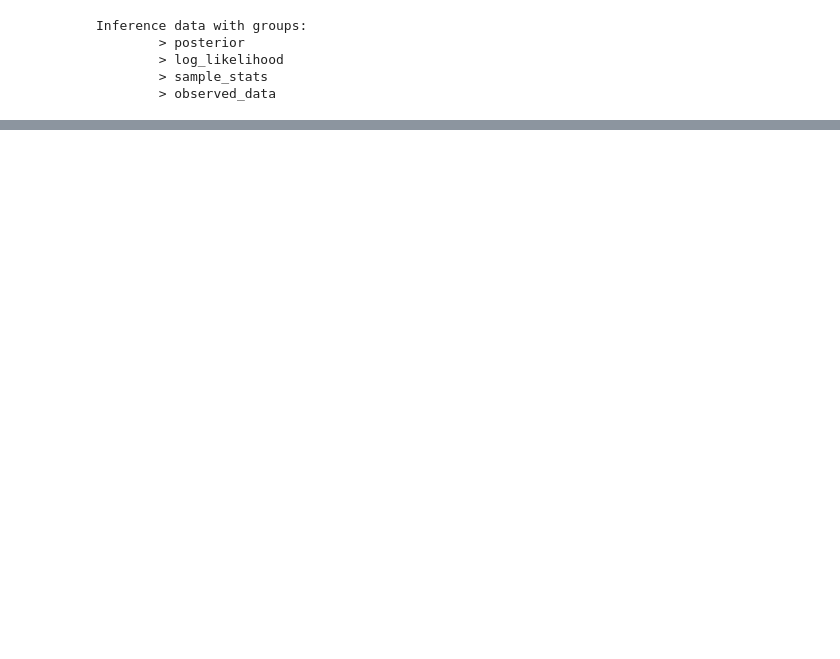
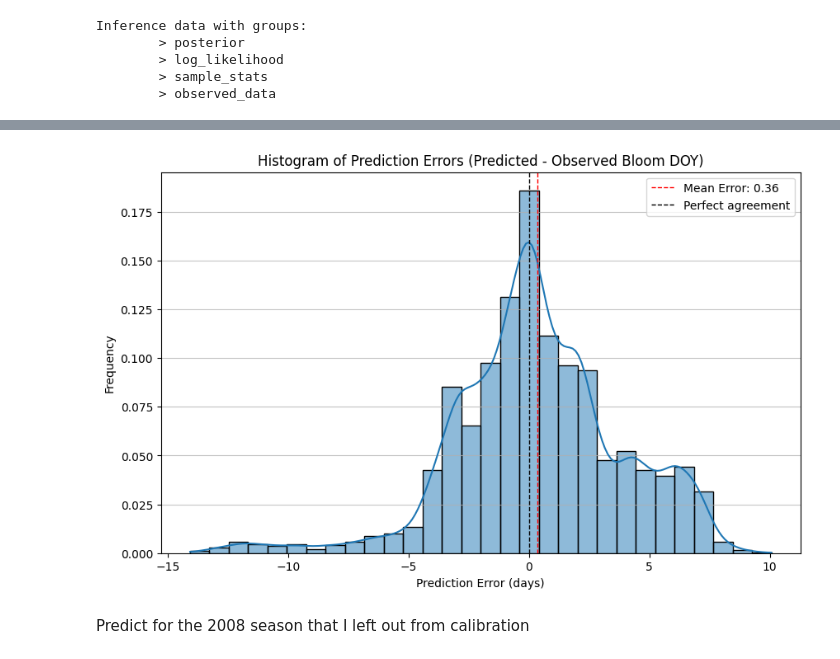
Before and after one commit to larscaspersen/phenoflex_meets_bayes, a Jupyter notebook: hybridmodel_phenoflex.ipynb, the cells around one changed output, grey strips where cells are left out. Drawn from its saved outputs; the diff is of its cells as text; code cells hidden in the pictures; blank space fills up the shorter version.

Commit message:
visualized the prediction errors

```diff
--- a/hybridmodel_phenoflex.ipynb
+++ b/hybridmodel_phenoflex.ipynb
@@ -1236,3 +1216,21 @@ Inference data with groups:
         > log_likelihood
         > sample_stats
         > observed_data
+# %%
+import jax.numpy as jnp
+
+predicted =  loaded_samples['bloom_doy_pred']
+# Ensure observed is a JAX array for compatibility and correct broadcasting
+# The .values converts it from an xarray DataArray to a numpy array, then jnp.asarray converts it to a JAX array.
+observed = jnp.asarray(loaded_az_mcmc.observed_data['bloom_doy'].values)
+
+# Calculate the difference for each sample and each season
+differences = predicted - observed
+
+print("Differences (Predicted - Observed) per sample and season:")
+print(differences)
+
+# Calculate the mean absolute difference across all samples and seasons
+mean_abs_difference = jnp.mean(jnp.abs(differences))
+
+print(f"\nMean Absolute Difference between predicted and observed flowering dates: {mean_abs_difference:.2f} days")
@@ -1238,0 +1254,22 @@ Inference data with groups:
+# %%
+import matplotlib.pyplot as plt
+import jax.numpy as jnp
+import seaborn as sns
+
+# Flatten the differences array to get all errors in a single 1D array
+flat_differences = differences.flatten()
+
+plt.figure(figsize=(10, 6))
+sns.histplot(flat_differences, kde=True, stat='density', bins=30)
+plt.title('Histogram of Prediction Errors (Predicted - Observed Bloom DOY)')
+plt.xlabel('Prediction Error (days)')
+plt.ylabel('Frequency')
+plt.grid(axis='y', alpha=0.75)
+plt.axvline(jnp.mean(flat_differences), color='red', linestyle='dashed', linewidth=1, label=f'Mean Error: {jnp.mean(flat_differences):.2f}')
+plt.axvline(0, color='black', linestyle='dashed', linewidth=1, label = 'Perfect agreement')
+plt.legend()
+plt.show()
+# %% [output]
+[figure, added]
+# %% [markdown]
+Predict for the 2008 season that I left out from calibration
```
Also changed, not shown: parts of 6 cells of this notebook.
